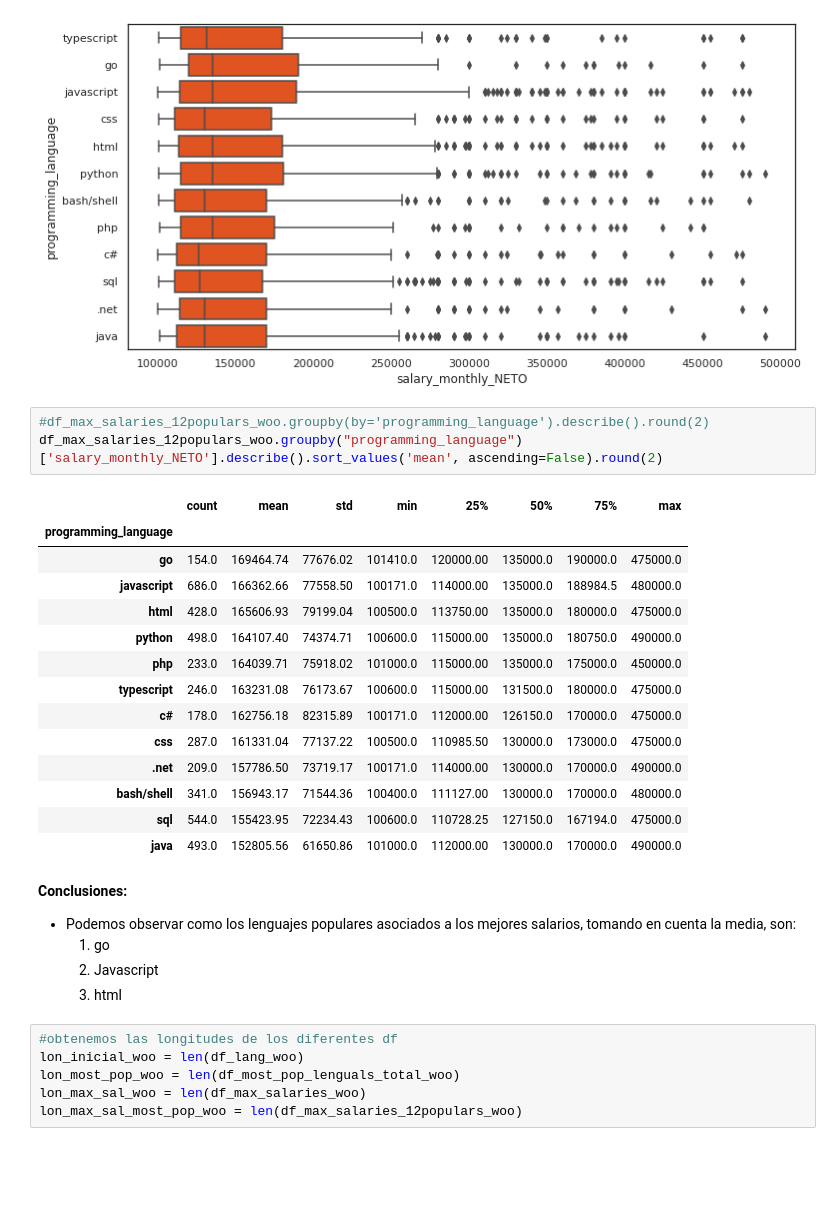
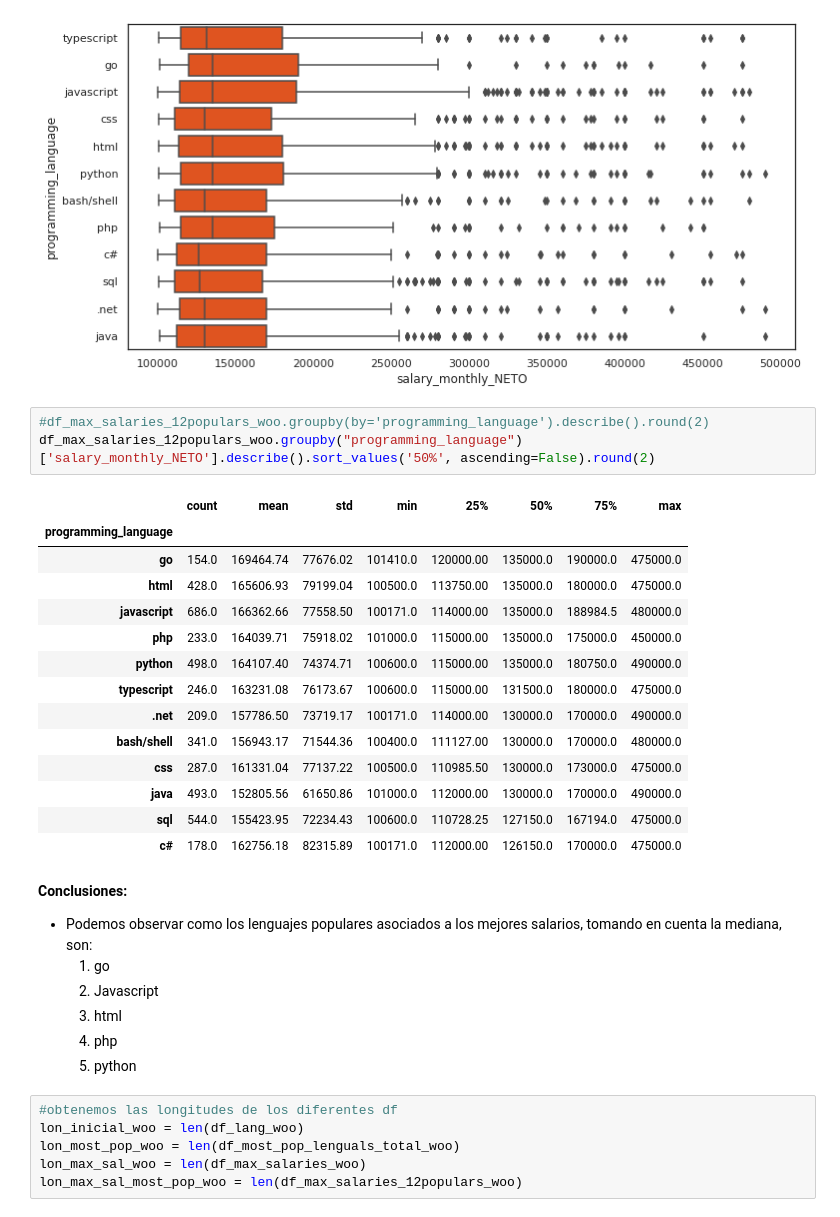
Before and after one commit to teoArganaraz/diploDatosGrupo21, a Jupyter notebook: 1.AyVD/Entregable_Parte_1_Grupo_21.ipynb, the cells around one changed output. Saved outputs shown, nothing was run; the diff lists cells and outputs as text; blank space fills up the shorter version.

```diff
--- a/1.AyVD/Entregable_Parte_1_Grupo_21.ipynb
+++ b/1.AyVD/Entregable_Parte_1_Grupo_21.ipynb
@@ -412,29 +413,31 @@ plt.ticklabel_format(style='plain', axis='x')
 [figure]
 # %%
 #df_max_salaries_12populars_woo.groupby(by='programming_language').describe().round(2)
-df_max_salaries_12populars_woo.groupby("programming_language")['salary_monthly_NETO'].describe().sort_values('mean', ascending=False).round(2)
+df_max_salaries_12populars_woo.groupby("programming_language")['salary_monthly_NETO'].describe().sort_values('50%', ascending=False).round(2)
 # %% [output]
 |  | count | mean | std | min | 25% | 50% | 75% | max |
 | programming_language |  |  |  |  |  |  |  |  |
 | go | 154.0 | 169464.74 | 77676.02 | 101410.0 | 120000.00 | 135000.0 | 190000.0 | 475000.0 |
+| html | 428.0 | 165606.93 | 79199.04 | 100500.0 | 113750.00 | 135000.0 | 180000.0 | 475000.0 |
 | javascript | 686.0 | 166362.66 | 77558.50 | 100171.0 | 114000.00 | 135000.0 | 188984.5 | 480000.0 |
-| html | 428.0 | 165606.93 | 79199.04 | 100500.0 | 113750.00 | 135000.0 | 180000.0 | 475000.0 |
+| php | 233.0 | 164039.71 | 75918.02 | 101000.0 | 115000.00 | 135000.0 | 175000.0 | 450000.0 |
 | python | 498.0 | 164107.40 | 74374.71 | 100600.0 | 115000.00 | 135000.0 | 180750.0 | 490000.0 |
-| php | 233.0 | 164039.71 | 75918.02 | 101000.0 | 115000.00 | 135000.0 | 175000.0 | 450000.0 |
 | typescript | 246.0 | 163231.08 | 76173.67 | 100600.0 | 115000.00 | 131500.0 | 180000.0 | 475000.0 |
-| c# | 178.0 | 162756.18 | 82315.89 | 100171.0 | 112000.00 | 126150.0 | 170000.0 | 475000.0 |
-| css | 287.0 | 161331.04 | 77137.22 | 100500.0 | 110985.50 | 130000.0 | 173000.0 | 475000.0 |
 | .net | 209.0 | 157786.50 | 73719.17 | 100171.0 | 114000.00 | 130000.0 | 170000.0 | 490000.0 |
 | bash/shell | 341.0 | 156943.17 | 71544.36 | 100400.0 | 111127.00 | 130000.0 | 170000.0 | 480000.0 |
+| css | 287.0 | 161331.04 | 77137.22 | 100500.0 | 110985.50 | 130000.0 | 173000.0 | 475000.0 |
+| java | 493.0 | 152805.56 | 61650.86 | 101000.0 | 112000.00 | 130000.0 | 170000.0 | 490000.0 |
 | sql | 544.0 | 155423.95 | 72234.43 | 100600.0 | 110728.25 | 127150.0 | 167194.0 | 475000.0 |
-| java | 493.0 | 152805.56 | 61650.86 | 101000.0 | 112000.00 | 130000.0 | 170000.0 | 490000.0 |
+| c# | 178.0 | 162756.18 | 82315.89 | 100171.0 | 112000.00 | 126150.0 | 170000.0 | 475000.0 |
 # %% [markdown]
 **Conclusiones:**
 
-*   Podemos observar como los lenguajes populares asociados a los mejores salarios, tomando en cuenta la media, son:
+*   Podemos observar como los lenguajes populares asociados a los mejores salarios, tomando en cuenta la mediana, son:
     1. go
     2. Javascript
     3. html
+    4. php
+    5. python
 # %%
 #obtenemos las longitudes de los diferentes df
 lon_inicial_woo = len(df_lang_woo)
```
Also changed, not shown: parts of 6 cells of this notebook, 1 other file.
